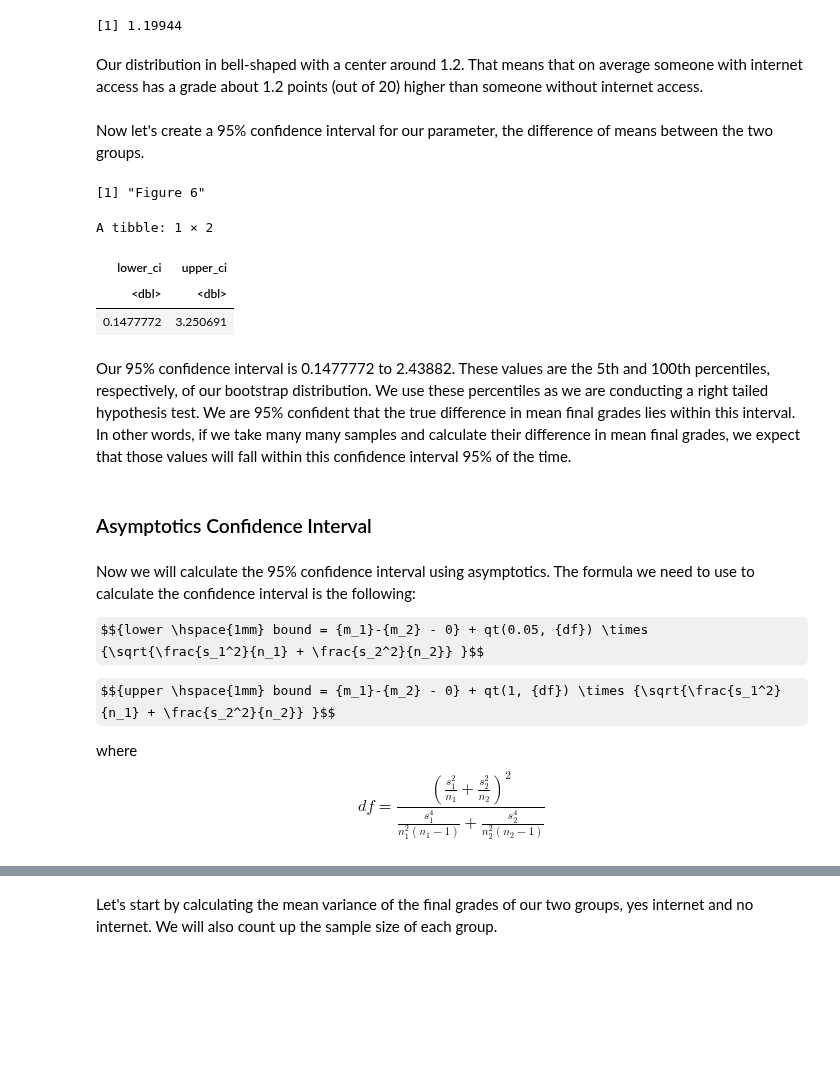
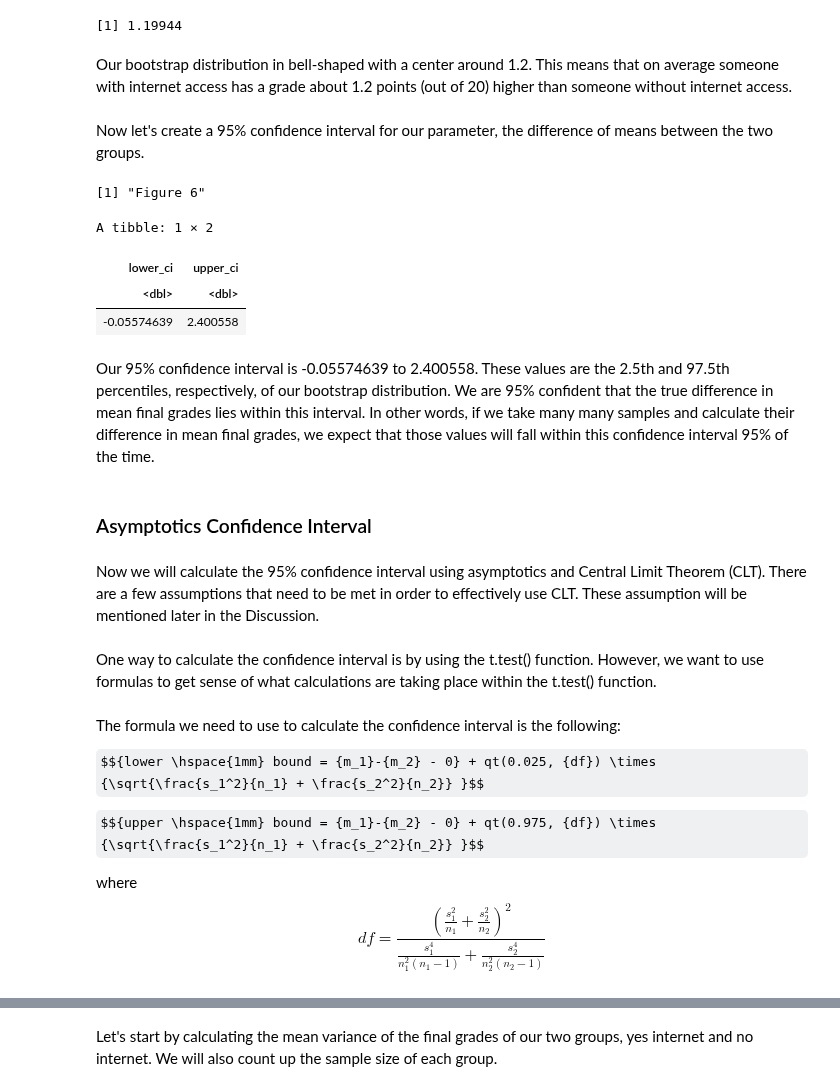
Before and after one commit to jjadeb/stat-201-project, a Jupyter notebook: src/final_report.ipynb, the cells around one changed output, grey strips where cells are left out. Cells and saved outputs as stored; diff of their text form; code cells hidden in the pictures; some formulas as TeX source; blank space fills up the shorter version.

```diff
--- a/src/final_report.ipynb
+++ b/src/final_report.ipynb
@@ -219,32 +240,35 @@ mean(bootstrap_distribution$stat)
 # %% [output]
 [1] 1.19944
 # %% [markdown]
-Our distribution in bell-shaped with a center around 1.2. That means that on average someone with internet access has a grade about 1.2 points (out of 20) higher than someone without internet access.
+Our bootstrap distribution in bell-shaped with a center around 1.2. This means that on average someone with internet access has a grade about 1.2 points (out of 20) higher than someone without internet access.
 # %% [markdown]
 Now let's create a 95% confidence interval for our parameter, the difference of means between the two groups.
 # %%
 boot_ci <- bootstrap_distribution %>%
-summarize(lower_ci = quantile(stat, 0.05),
-          upper_ci = quantile(stat, 1)
-)
+summarize(lower_ci = quantile(stat, 0.025),
+          upper_ci = quantile(stat, 0.975))
 "Figure 6"
 boot_ci
 # %% [output]
 [1] "Figure 6"
 A tibble: 1 × 2
 | lower_ci | upper_ci |
 | <dbl> | <dbl> |
-| 0.1477772 | 3.250691 |
+| -0.05574639 | 2.400558 |
 # %% [markdown]
-Our 95% confidence interval is 0.1477772 to 2.43882. These values are the 5th and 100th percentiles, respectively, of our bootstrap distribution. We use these percentiles as we are conducting a right tailed hypothesis test. We are 95% confident that the true difference in mean final grades lies within this interval. In other words, if we take many many samples and calculate their difference in mean final grades, we expect that those values will fall within this confidence interval 95% of the time.
+Our 95% confidence interval is -0.05574639 to 2.400558. These values are the 2.5th and 97.5th percentiles, respectively, of our bootstrap distribution. We are 95% confident that the true difference in mean final grades lies within this interval. In other words, if we take many many samples and calculate their difference in mean final grades, we expect that those values will fall within this confidence interval 95% of the time.
 # %% [markdown]
 ### Asymptotics Confidence Interval
+# %% [markdown]
+Now we will calculate the 95% confidence interval using asymptotics and Central Limit Theorem (CLT). There are a few assumptions that need to be met in order to effectively use CLT. These assumption will be mentioned later in the Discussion.
+# %% [markdown]
+One way to calculate the confidence interval is by using the t.test() function. However, we want to use formulas to get sense of what calculations are taking place within the t.test() function.
 # %% [markdown]
-Now we will calculate the 95% confidence interval using asymptotics. The formula we need to use to calculate the confidence interval is the following:
+The formula we need to use to calculate the confidence interval is the following:
 
-$${lower \hspace{1mm} bound = {m_1}-{m_2} - 0} + qt(0.05, {df}) \times {\sqrt{\frac{s_1^2}{n_1} + \frac{s_2^2}{n_2}} }$$
+$${lower \hspace{1mm} bound = {m_1}-{m_2} - 0} + qt(0.025, {df}) \times {\sqrt{\frac{s_1^2}{n_1} + \frac{s_2^2}{n_2}} }$$
 
-$${upper \hspace{1mm} bound = {m_1}-{m_2} - 0} + qt(1, {df}) \times {\sqrt{\frac{s_1^2}{n_1} + \frac{s_2^2}{n_2}} }$$
+$${upper \hspace{1mm} bound = {m_1}-{m_2} - 0} + qt(0.975, {df}) \times {\sqrt{\frac{s_1^2}{n_1} + \frac{s_2^2}{n_2}} }$$
 
 where $$df = \frac{
     \left(\frac{s_1^2}{n_1}+\frac{s_2^2}{n_2}\right)^2
```
Also changed, not shown: parts of 23 cells of this notebook.
